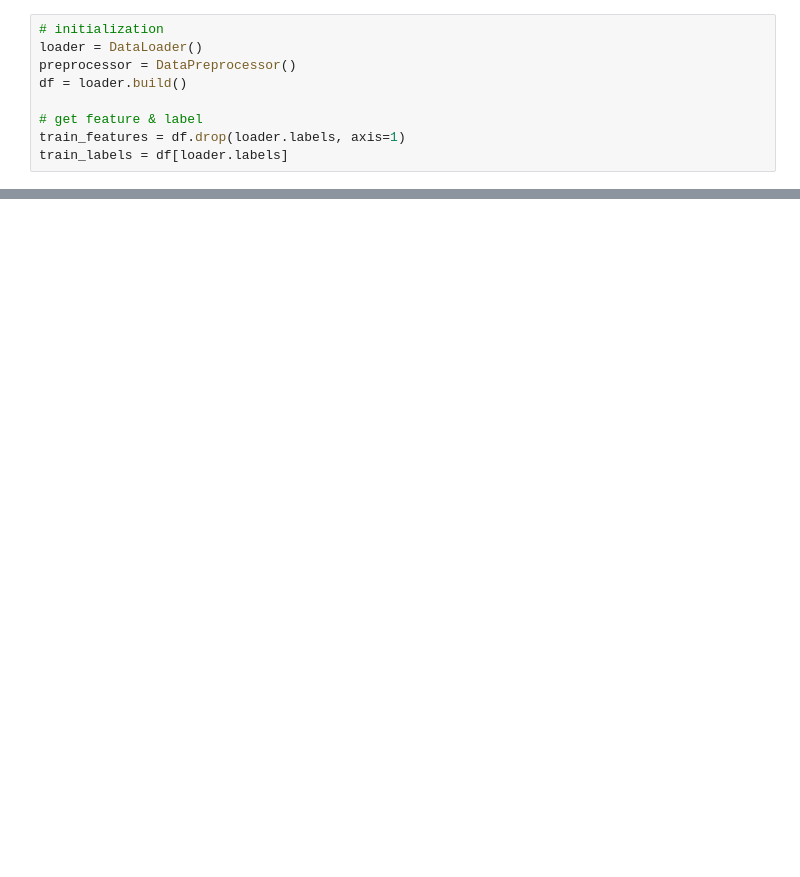
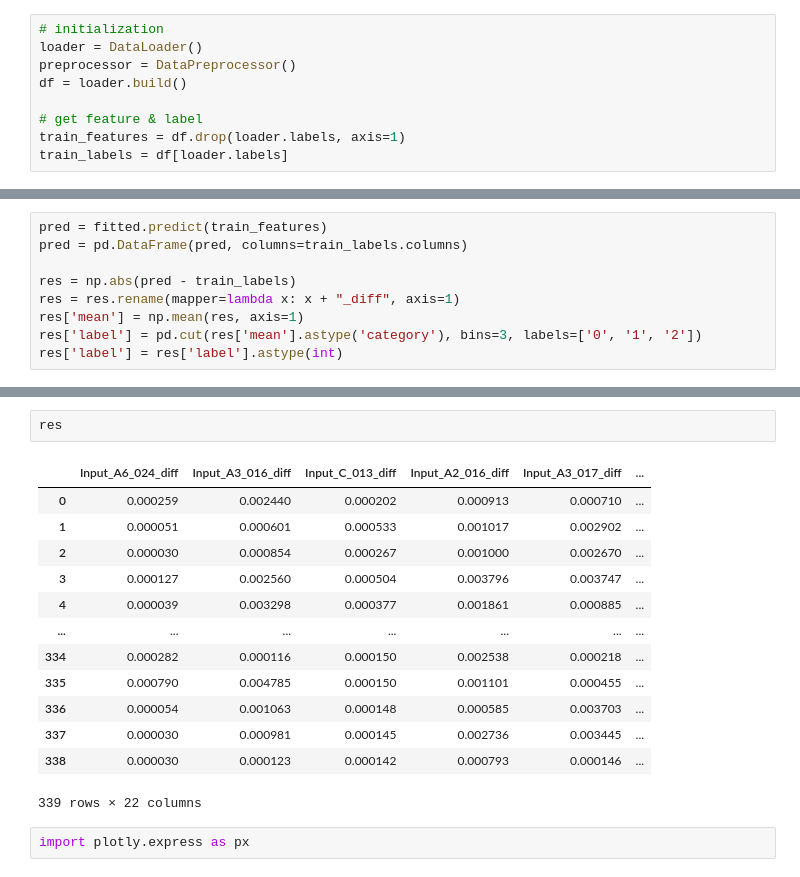
Before and after one commit to r05323028/imbd2020, a Jupyter notebook: experiment_training.ipynb, the cells around one changed output, grey strips where cells are left out. Saved outputs shown, nothing was run; the diff lists cells and outputs as text; blank space fills up the shorter version.

```diff
--- a/experiment_training.ipynb
+++ b/experiment_training.ipynb
@@ -120,0 +93,9 @@ pipe.get_params()['model'].get_params()
+# %%
+pred = fitted.predict(train_features)
+pred = pd.DataFrame(pred, columns=train_labels.columns)
+
+res = np.abs(pred - train_labels)
+res = res.rename(mapper=lambda x: x + "_diff", axis=1)
+res['mean'] = np.mean(res, axis=1)
+res['label'] = pd.cut(res['mean'].astype('category'), bins=3, labels=['0', '1', '2'])
+res['label'] = res['label'].astype(int)
@@ -120,0 +120,18 @@ pipe.get_params()['model'].get_params()
+# %%
+res
+# %% [output]
+|  | Input_A6_024_diff | Input_A3_016_diff | Input_C_013_diff | Input_A2_016_diff | Input_A3_017_diff | ... |
+| 0 | 0.000259 | 0.002440 | 0.000202 | 0.000913 | 0.000710 | ... |
+| 1 | 0.000051 | 0.000601 | 0.000533 | 0.001017 | 0.002902 | ... |
+| 2 | 0.000030 | 0.000854 | 0.000267 | 0.001000 | 0.002670 | ... |
+| 3 | 0.000127 | 0.002560 | 0.000504 | 0.003796 | 0.003747 | ... |
+| 4 | 0.000039 | 0.003298 | 0.000377 | 0.001861 | 0.000885 | ... |
+| ... | ... | ... | ... | ... | ... | ... |
+| 334 | 0.000282 | 0.000116 | 0.000150 | 0.002538 | 0.000218 | ... |
+| 335 | 0.000790 | 0.004785 | 0.000150 | 0.001101 | 0.000455 | ... |
+| 336 | 0.000054 | 0.001063 | 0.000148 | 0.000585 | 0.003703 | ... |
+| 337 | 0.000030 | 0.000981 | 0.000145 | 0.002736 | 0.003445 | ... |
+| 338 | 0.000030 | 0.000123 | 0.000142 | 0.000793 | 0.000146 | ... |
+339 rows × 22 columns
+# %%
+import plotly.express as px
```
Also changed, not shown: parts of 16 cells of this notebook, 5 other files.
